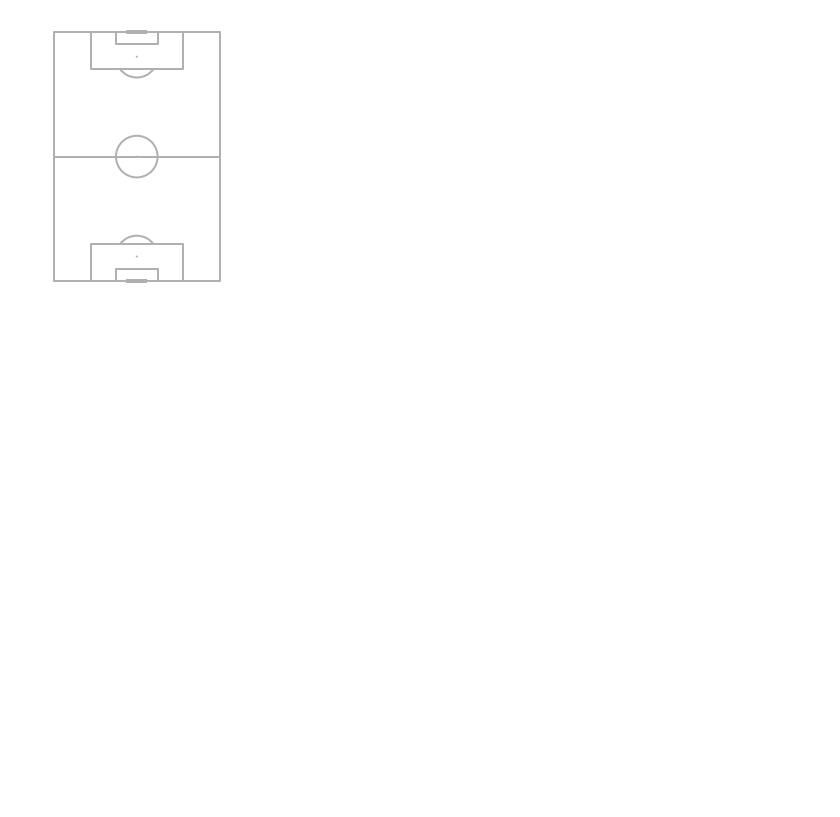
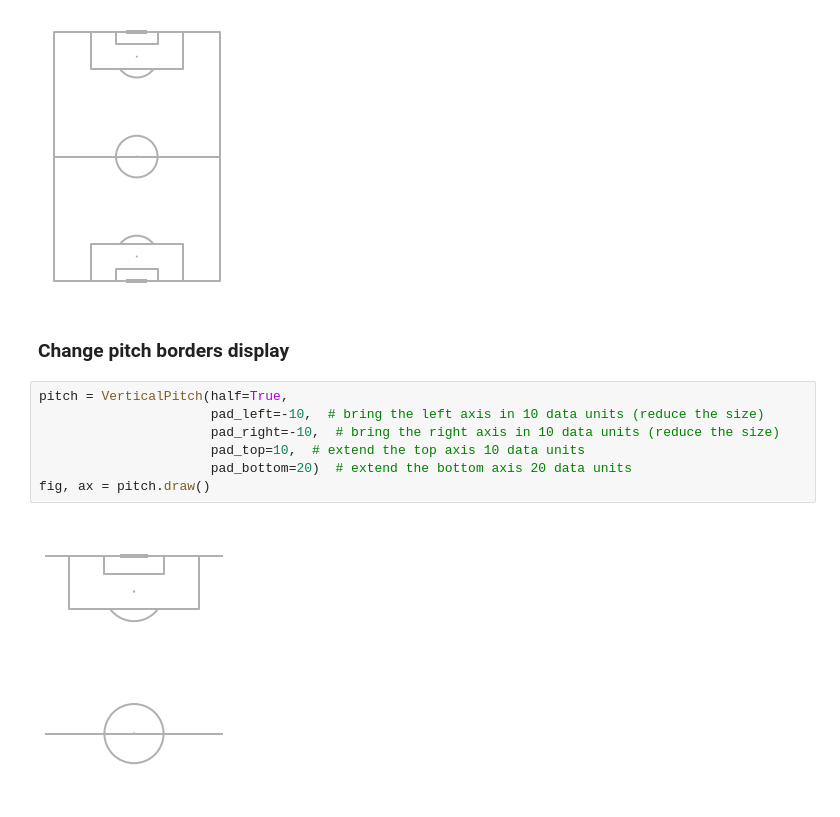
Before and after one commit to chikoungoun/Football, a Jupyter notebook: MPL Soccer/MPL Soccer intro.ipynb, the cells around one changed output. Cells and saved outputs as stored; diff of their text form; blank space fills up the shorter version.

Commit message:
Pitch pad tweaking

```diff
--- a/MPL Soccer/MPL Soccer intro.ipynb
+++ b/MPL Soccer/MPL Soccer intro.ipynb
@@ -66,3 +66,14 @@ pitch = VerticalPitch(half=False)
 fig, ax = pitch.draw()
 # %% [output]
 [figure]
+# %% [markdown]
+### Change pitch borders display
+# %%
+pitch = VerticalPitch(half=True,
+                      pad_left=-10,  # bring the left axis in 10 data units (reduce the size)
+                      pad_right=-10,  # bring the right axis in 10 data units (reduce the size)
+                      pad_top=10,  # extend the top axis 10 data units
+                      pad_bottom=20)  # extend the bottom axis 20 data units
+fig, ax = pitch.draw()
+# %% [output]
+[figure, added]
```
